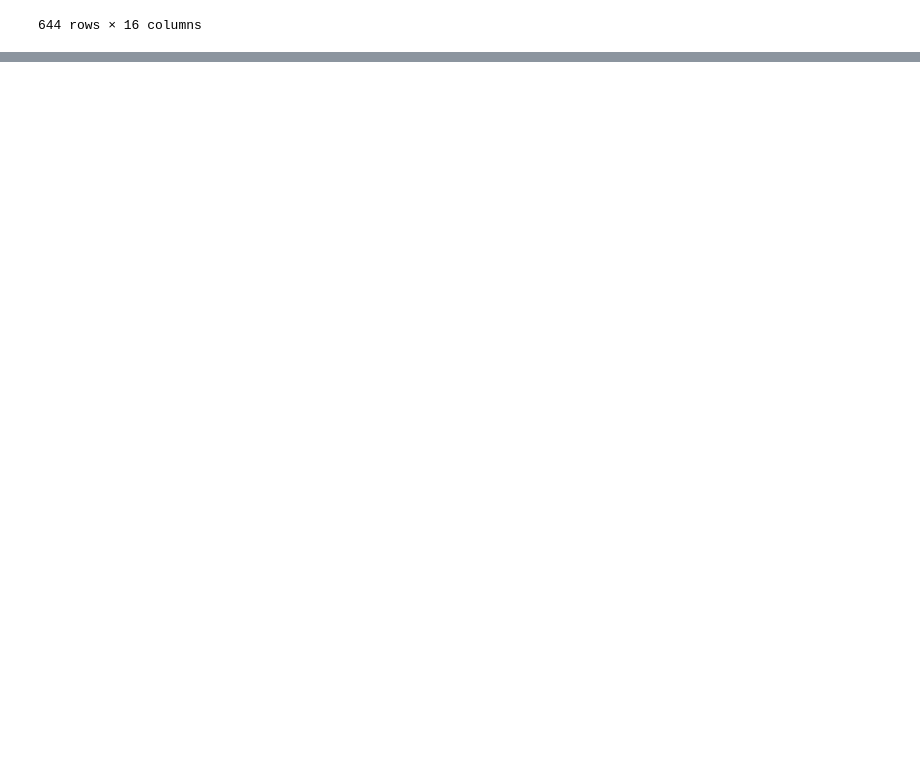
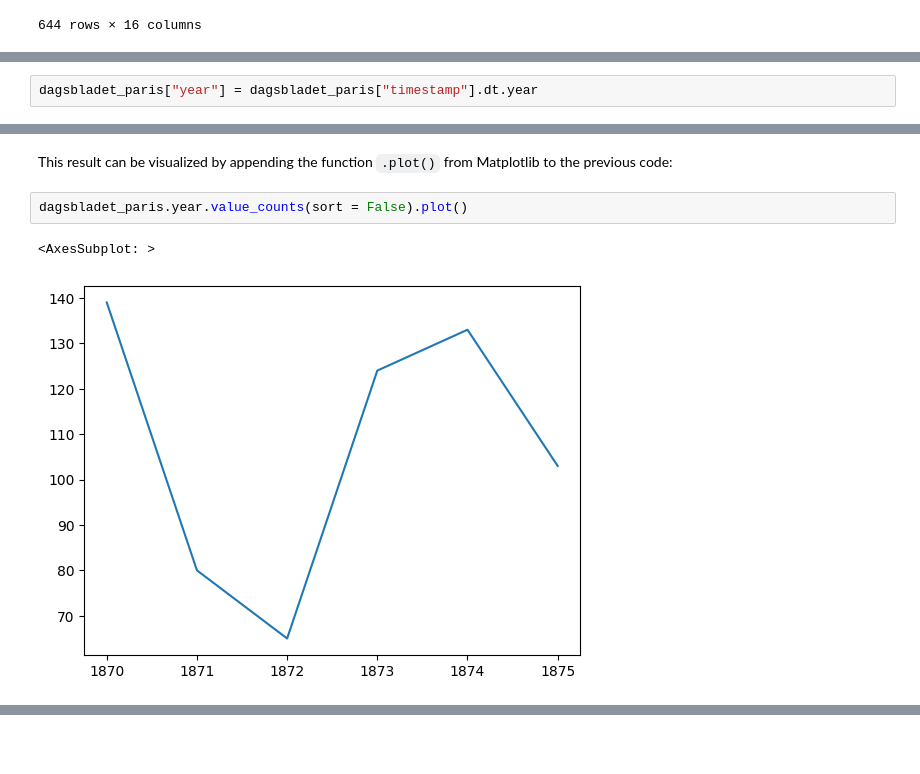
Before and after one commit to maxodsbjerg/CHCAA_API_lesson, a Jupyter notebook: API_examples/1_mediestream/interaction_with_mediestream_api.ipynb, the cells around one changed output, grey strips where cells are left out. Drawn from its saved outputs; the diff is of its cells as text; blank space fills up the shorter version.

```diff
--- a/API_examples/1_mediestream/interaction_with_mediestream_api.ipynb
+++ b/API_examples/1_mediestream/interaction_with_mediestream_api.ipynb
@@ -124,0 +124,2 @@ dagsbladet_paris
+# %%
+dagsbladet_paris["year"] = dagsbladet_paris["timestamp"].dt.year
@@ -124,0 +138,7 @@ dagsbladet_paris
+# %% [markdown]
+This result can be visualized by appending the function `.plot()` from Matplotlib to the previous code:
+# %%
+dagsbladet_paris.year.value_counts(sort = False).plot()
+# %% [output]
+<AxesSubplot: >
+[figure, added]
```
Also changed, not shown: parts of 8 cells of this notebook, 1 other file.
